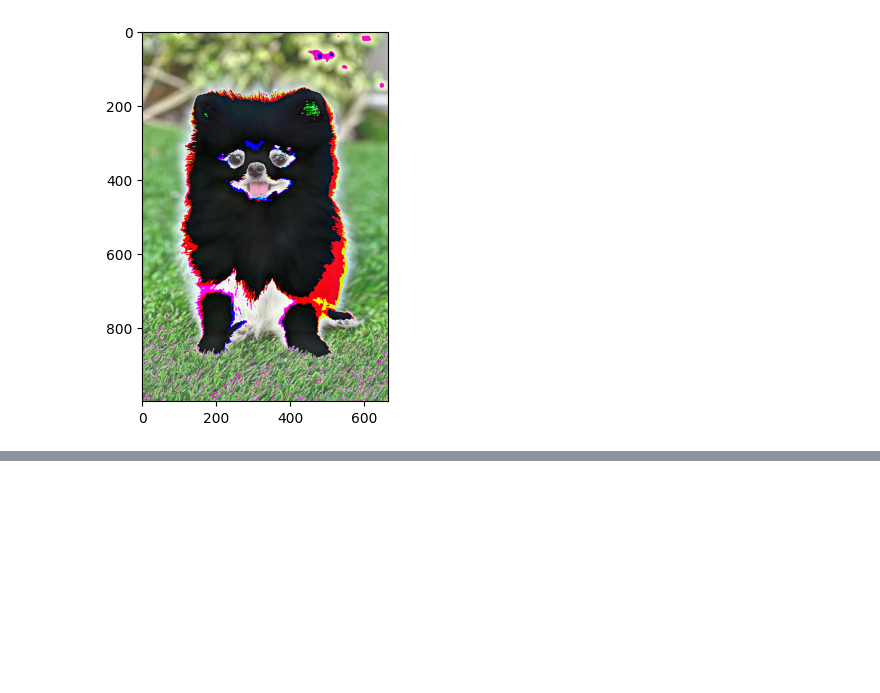
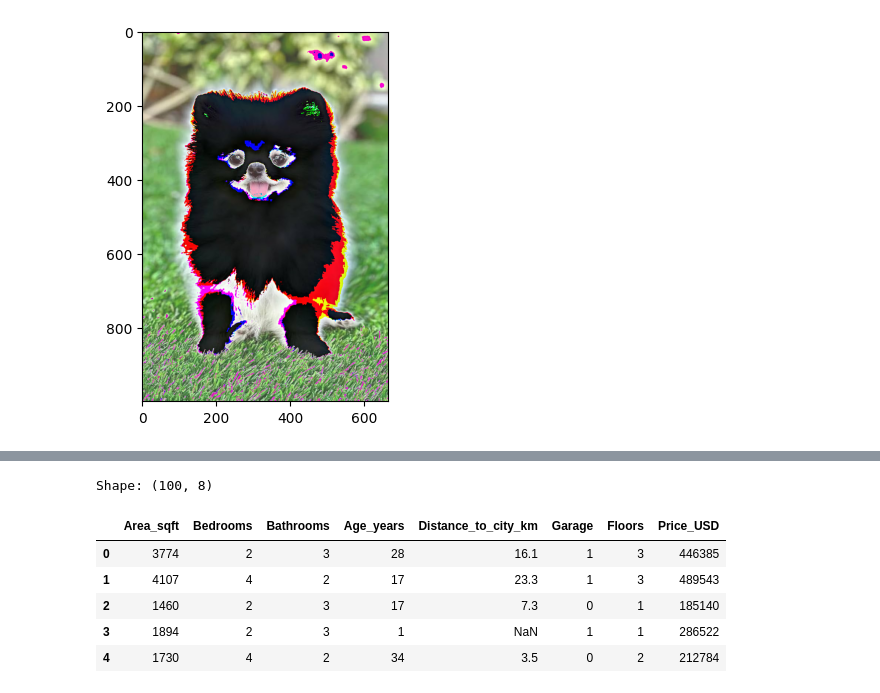
Before and after one commit to RajendranGIT/RajendranAI, a Jupyter notebook: module-1/module-1/NumPy.ipynb, the cells around one changed output, grey strips where cells are left out. Cells and saved outputs as stored; diff of their text form; code cells hidden in the pictures; blank space fills up the shorter version.

```diff
--- a/module-1/module-1/NumPy.ipynb
+++ b/module-1/module-1/NumPy.ipynb
@@ -103,0 +118,12 @@ plt.imshow(brightness)
+# %%
+df = pd.read_csv("C:/AI_Training/GenAIRepo/RajendranAI/module-1/module-1/house_price_prediction/house_price_data.csv")
+print(f'Shape: {df.shape}')
+df.head()
+# %% [output]
+Shape: (100, 8)
+|  | Area_sqft | Bedrooms | Bathrooms | Age_years | Distance_to_city_km | Garage | Floors | Price_USD |
+| 0 | 3774 | 2 | 3 | 28 | 16.1 | 1 | 3 | 446385 |
+| 1 | 4107 | 4 | 2 | 17 | 23.3 | 1 | 3 | 489543 |
+| 2 | 1460 | 2 | 3 | 17 | 7.3 | 0 | 1 | 185140 |
+| 3 | 1894 | 2 | 3 | 1 | NaN | 1 | 1 | 286522 |
+| 4 | 1730 | 4 | 2 | 34 | 3.5 | 0 | 2 | 212784 |
```
Also changed, not shown: parts of 2 cells of this notebook, 11 other files.
